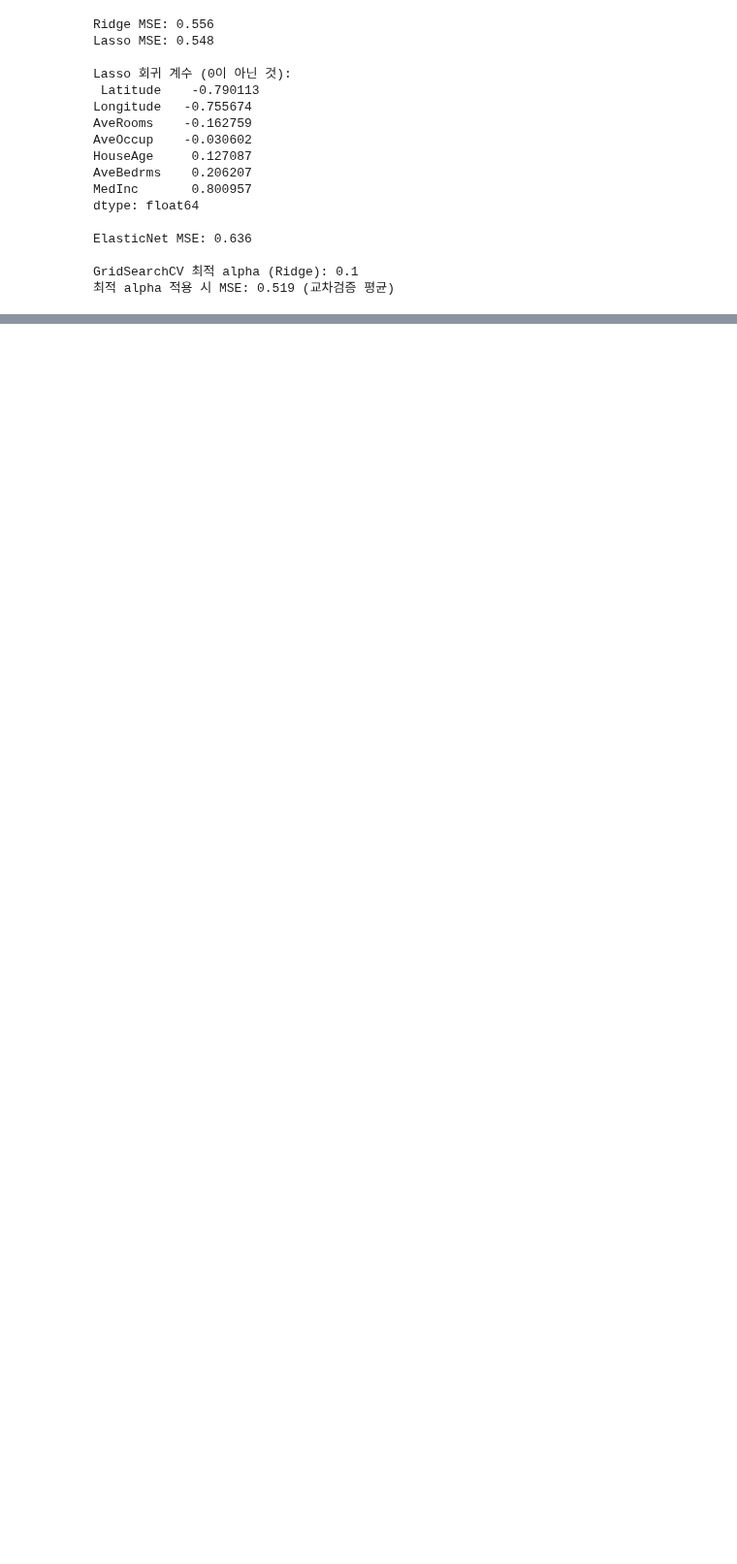
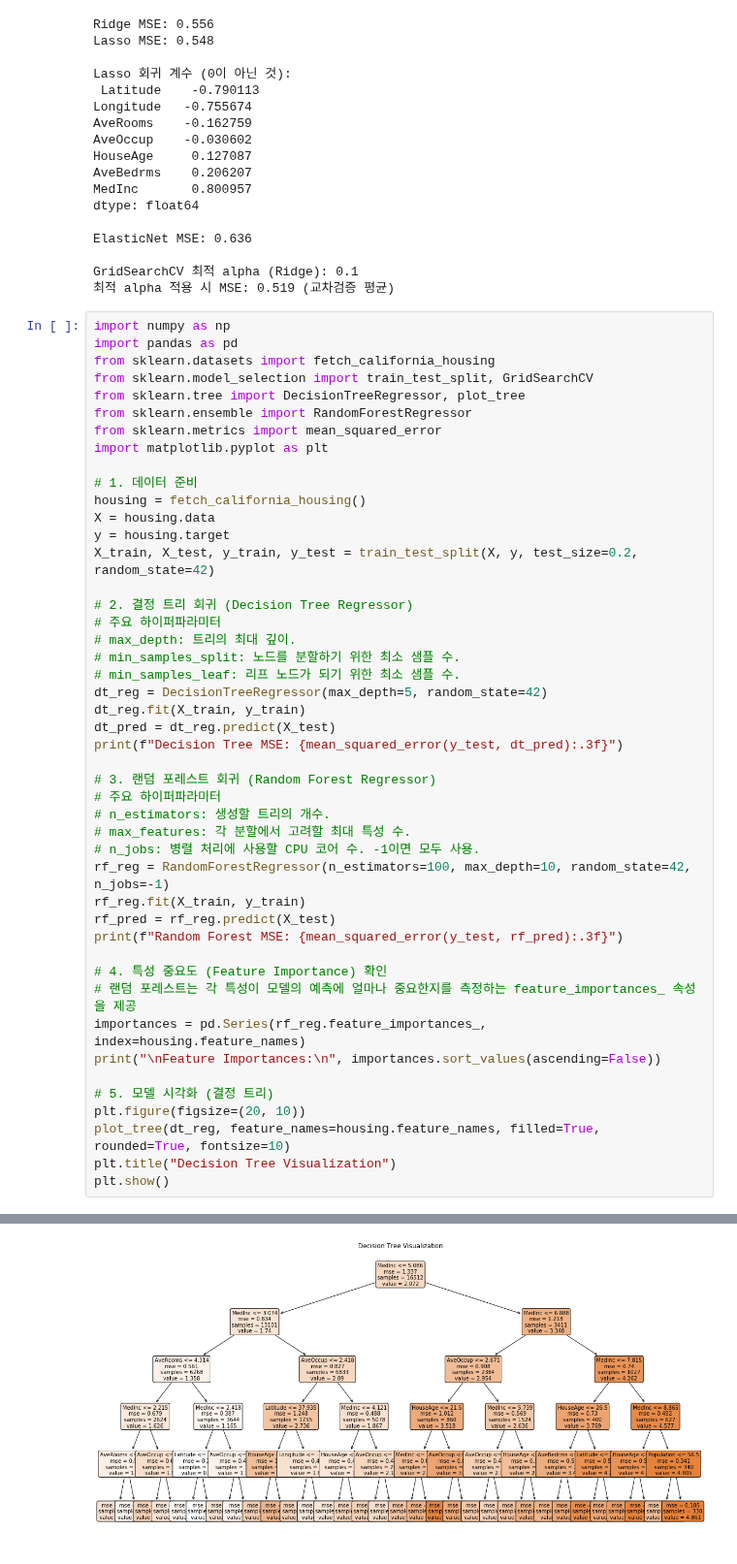
Before and after one commit to kangspa/ADP-study, a Jupyter notebook: PracticeTest/practice.ipynb, the cells around one changed output, grey strips where cells are left out. Shown at 97% size. Drawn from its saved outputs; the diff is of its cells as text; blank space fills up the shorter version.

```diff
--- a/PracticeTest/practice.ipynb
+++ b/PracticeTest/practice.ipynb
@@ -401,3 +401,50 @@ ElasticNet MSE: 0.636
 
 GridSearchCV 최적 alpha (Ridge): 0.1
 최적 alpha 적용 시 MSE: 0.519 (교차검증 평균)
+# %%
+import numpy as np
+import pandas as pd
+from sklearn.datasets import fetch_california_housing
+from sklearn.model_selection import train_test_split, GridSearchCV
+from sklearn.tree import DecisionTreeRegressor, plot_tree
+from sklearn.ensemble import RandomForestRegressor
+from sklearn.metrics import mean_squared_error
+import matplotlib.pyplot as plt
+
+# 1. 데이터 준비
+housing = fetch_california_housing()
+X = housing.data
+y = housing.target
+X_train, X_test, y_train, y_test = train_test_split(X, y, test_size=0.2, random_state=42)
+
+# 2. 결정 트리 회귀 (Decision Tree Regressor)
+# 주요 하이퍼파라미터
+# max_depth: 트리의 최대 깊이.
+# min_samples_split: 노드를 분할하기 위한 최소 샘플 수.
+# min_samples_leaf: 리프 노드가 되기 위한 최소 샘플 수.
+dt_reg = DecisionTreeRegressor(max_depth=5, random_state=42)
+dt_reg.fit(X_train, y_train)
+dt_pred = dt_reg.predict(X_test)
+print(f"Decision Tree MSE: {mean_squared_error(y_test, dt_pred):.3f}")
+
+# 3. 랜덤 포레스트 회귀 (Random Forest Regressor)
+# 주요 하이퍼파라미터
+# n_estimators: 생성할 트리의 개수.
+# max_features: 각 분할에서 고려할 최대 특성 수.
+# n_jobs: 병렬 처리에 사용할 CPU 코어 수. -1이면 모두 사용.
+rf_reg = RandomForestRegressor(n_estimators=100, max_depth=10, random_state=42, n_jobs=-1)
+rf_reg.fit(X_train, y_train)
+rf_pred = rf_reg.predict(X_test)
+print(f"Random Forest MSE: {mean_squared_error(y_test, rf_pred):.3f}")
+
+# 4. 특성 중요도 (Feature Importance) 확인
+# 랜덤 포레스트는 각 특성이 모델의 예측에 얼마나 중요한지를 측정하는 feature_importances_ 속성을 제공
+importances = pd.Series(rf_reg.feature_importances_, index=housing.feature_names)
+print("\nFeature Importances:\n", importances.sort_values(ascending=False))
+
+# 5. 모델 시각화 (결정 트리)
+plt.figure(figsize=(20, 10))
+plot_tree(dt_reg, feature_names=housing.feature_names, filled=True, rounded=True, fontsize=10)
+plt.title("Decision Tree Visualization")
+plt.show()
+# %% [output]
@@ -403,0 +464 @@ GridSearchCV 최적 alpha (Ridge): 0.1
+[figure, added]
```
Also changed, not shown: parts of 1 cell of this notebook, 2 other files.
